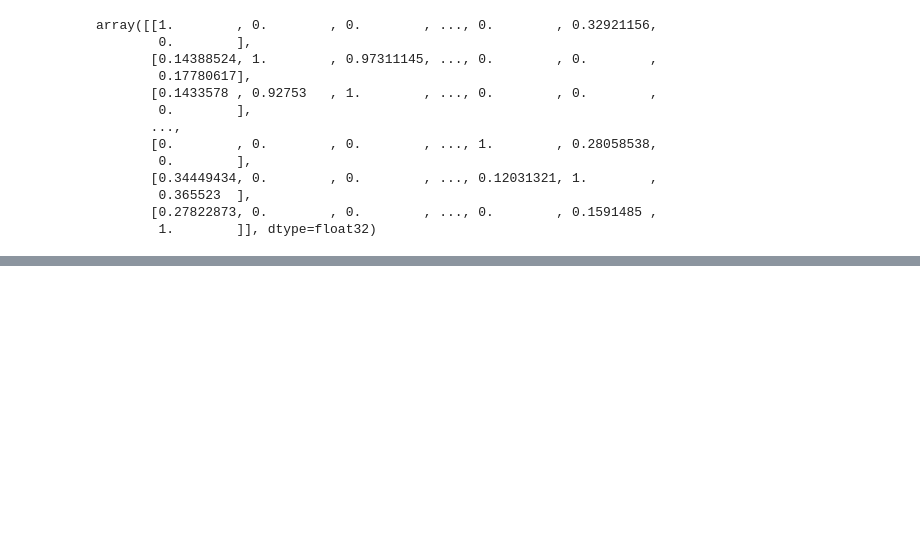
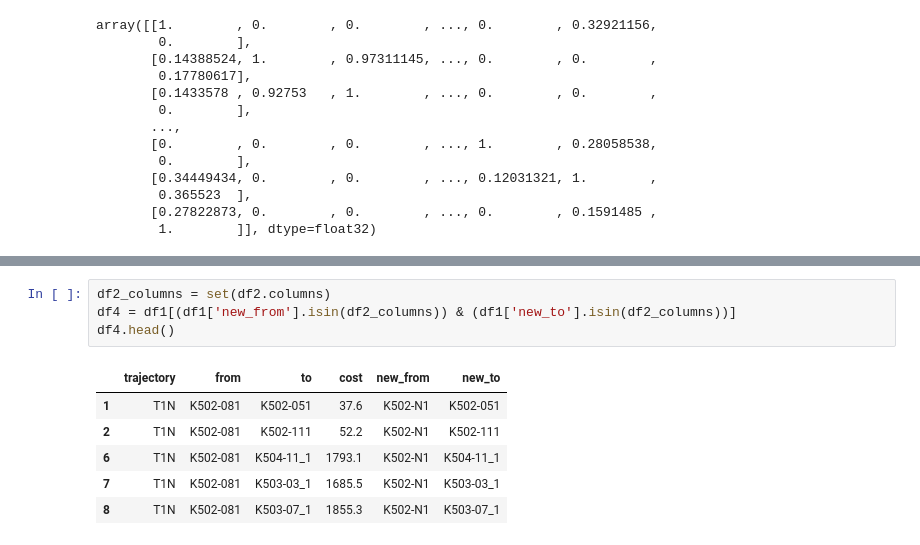
Before and after one commit to xuyou1999/Distance-Enhanced-Spatial-Pre-Training-DESPT, a Jupyter notebook: explore_data.ipynb, the cells around one changed output, grey strips where cells are left out. Saved outputs shown, nothing was run; the diff lists cells and outputs as text; blank space fills up the shorter version.

```diff
--- a/explore_data.ipynb
+++ b/explore_data.ipynb
@@ -1087,0 +1113,11 @@ array([[1.        , 0.        , 0.        , ..., 0.        , 0.32921156,
+# %%
+df2_columns = set(df2.columns)
+df4 = df1[(df1['new_from'].isin(df2_columns)) & (df1['new_to'].isin(df2_columns))]
+df4.head()
+# %% [output]
+|  | trajectory | from | to | cost | new_from | new_to |
+| 1 | T1N | K502-081 | K502-051 | 37.6 | K502-N1 | K502-051 |
+| 2 | T1N | K502-081 | K502-111 | 52.2 | K502-N1 | K502-111 |
+| 6 | T1N | K502-081 | K504-11_1 | 1793.1 | K502-N1 | K504-11_1 |
+| 7 | T1N | K502-081 | K503-03_1 | 1685.5 | K502-N1 | K503-03_1 |
+| 8 | T1N | K502-081 | K503-07_1 | 1855.3 | K502-N1 | K503-07_1 |
```
Also changed, not shown: parts of 83 cells of this notebook.
